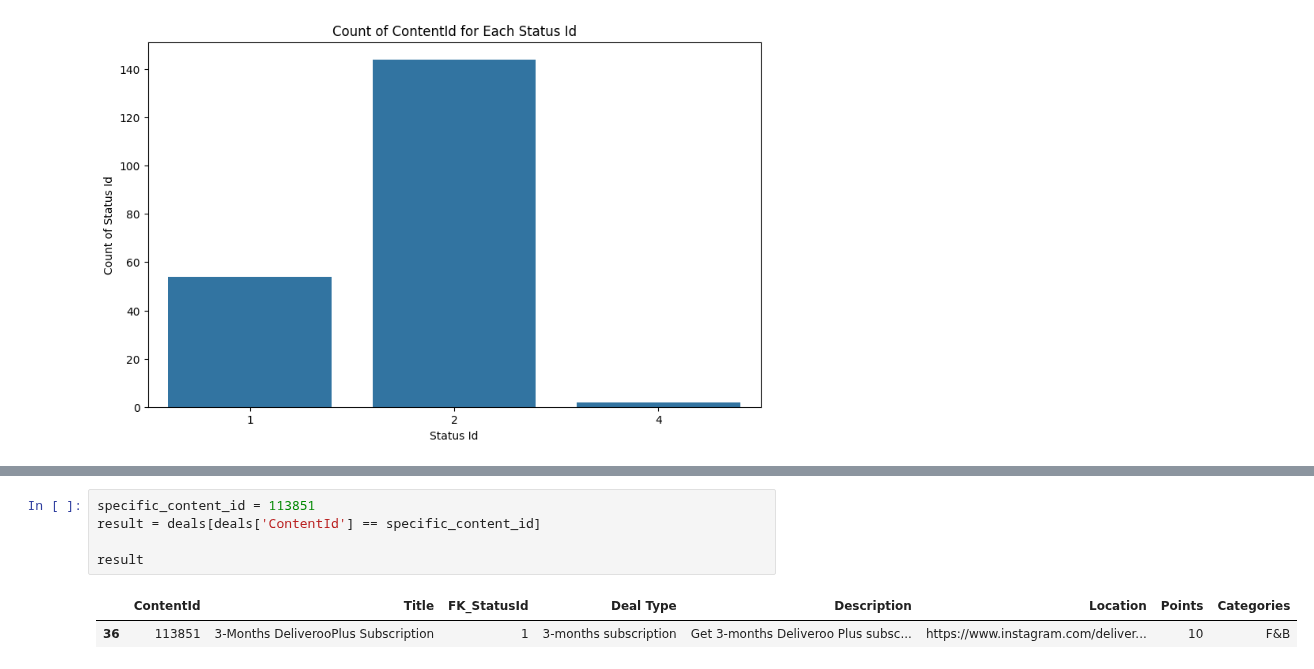
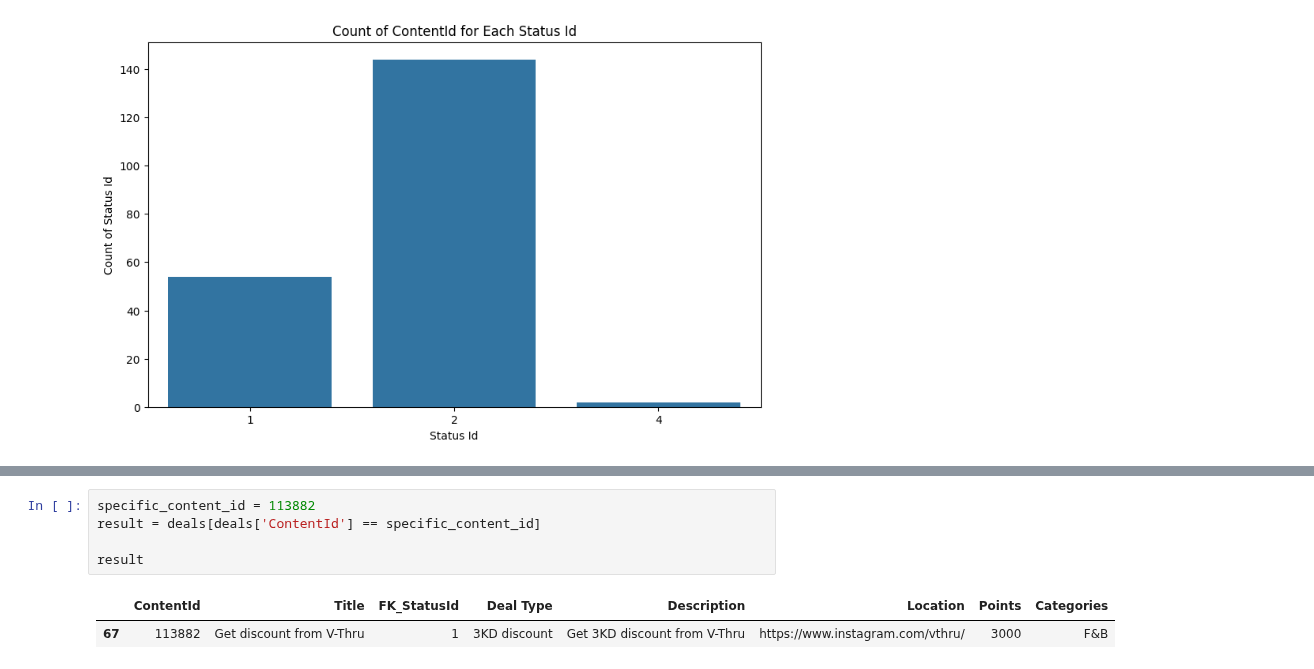
Before and after one commit to DboukAli98/KFHXRelatedAi, a Jupyter notebook: NoteBooks/Data Exploration/Deals_Data_Exploration.ipynb, the cells around one changed output, grey strips where cells are left out. Drawn from its saved outputs; the diff is of its cells as text.

```diff
--- a/NoteBooks/Data Exploration/Deals_Data_Exploration.ipynb
+++ b/NoteBooks/Data Exploration/Deals_Data_Exploration.ipynb
@@ -66,10 +66,10 @@ on_demand_deals
 | 187 | 115211 | from Zain | 1 | Zain Gift Card | Get a 5 KD Zain Gift Card to be u... | NaN | 5000 | On-demand |
 | 188 | 115213 | from STC | 1 | STC Gift Card | Get a 5 KD STC Gift Card to be us... | NaN | 5000 | On-demand |
 # %%
-specific_content_id = 113851
+specific_content_id = 113882
 result = deals[deals['ContentId'] == specific_content_id]
 
 result
 # %% [output]
 |  | ContentId | Title | FK_StatusId | Deal Type | Description | Location | Points | Categories |
-| 36 | 113851 | 3-Months DeliverooPlus Subscription | 1 | 3-months subscription | Get 3-months Deliveroo Plus subsc... | https://www.instagram.com/deliver... | 10 | F&B |
+| 67 | 113882 | Get discount from V-Thru | 1 | 3KD discount | Get 3KD discount from V-Thru | https://www.instagram.com/vthru/ | 3000 | F&B |
```
Also changed, not shown: 1 other file.
